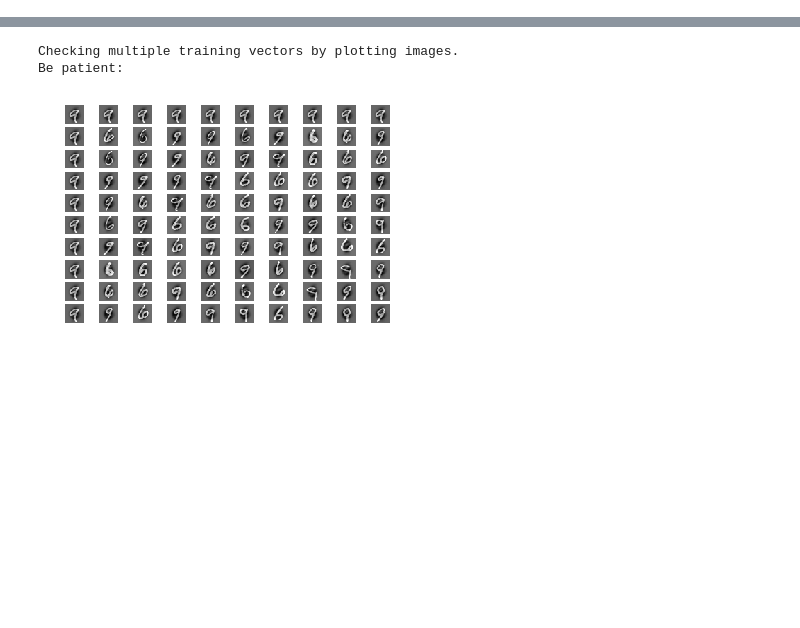
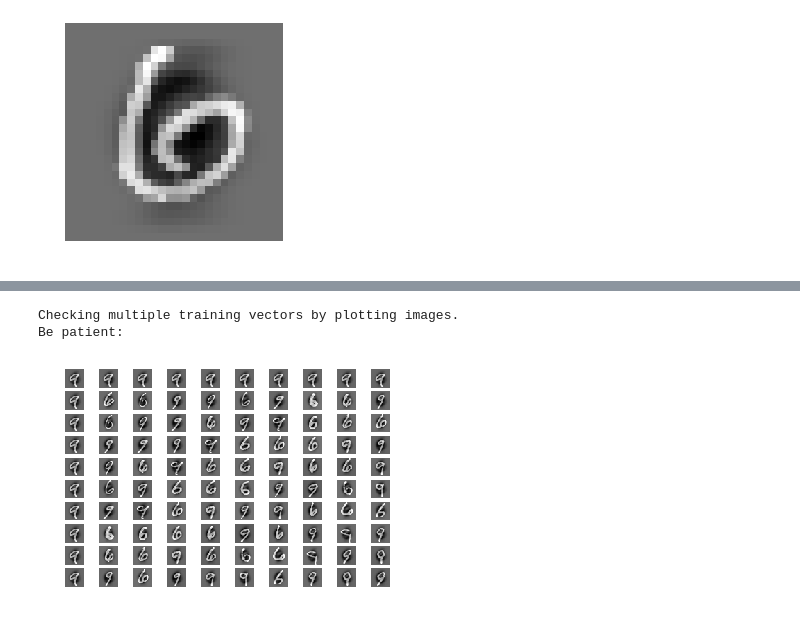
Before and after one commit to MR-KHILADI/MNIST-PCA-Bayes, a Jupyter notebook: MNIST-PCA.ipynb, the cells around one changed output, grey strips where cells are left out. Saved outputs shown, nothing was run; the diff lists cells and outputs as text; code cells hidden in the pictures; blank space fills up the shorter version.

```diff
--- a/MNIST-PCA.ipynb
+++ b/MNIST-PCA.ipynb
@@ -167,0 +174,2 @@ prin_comp=np.dot(Z_train,Eigenvectors.T)
+# %%
+neg_test=test_data1[2]
@@ -167,0 +178,2 @@ prin_comp=np.dot(Z_train,Eigenvectors.T)
+# %%
+mean_neg=neg_test-meanvector
@@ -167,0 +185,4 @@ prin_comp=np.dot(Z_train,Eigenvectors.T)
+# %%
+vectortoimg(mean_neg)
+# %% [output]
+[figure, added]
```
Also changed, not shown: parts of 86 cells of this notebook.
